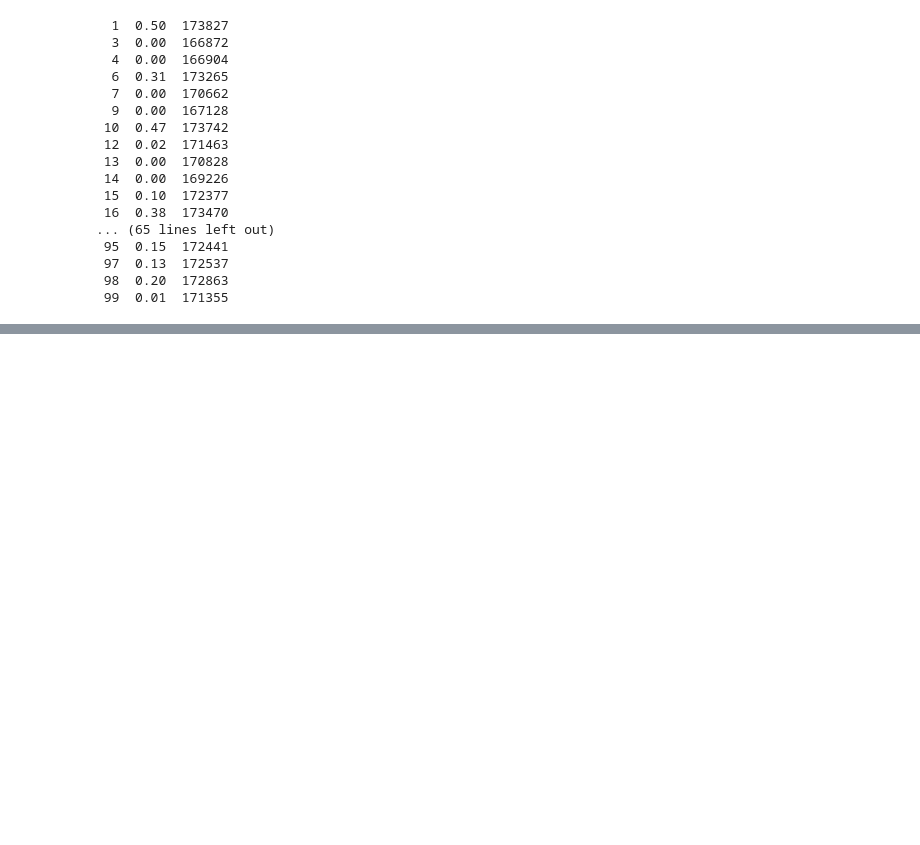
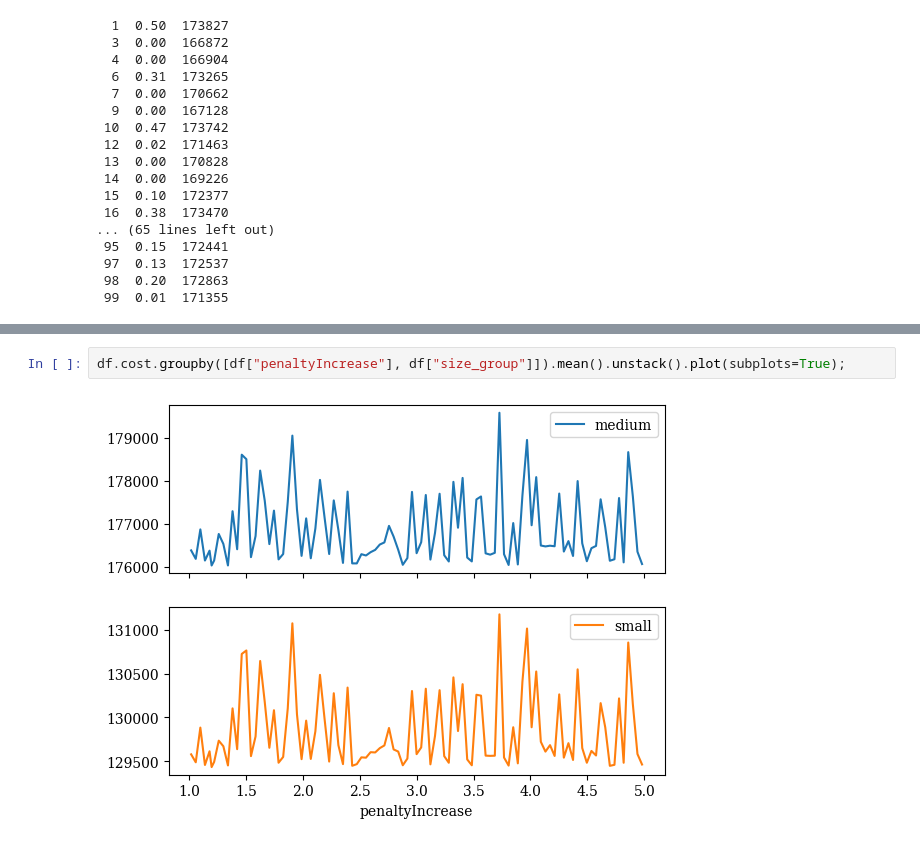
Before and after one commit to N-Wouda/Euro-NeurIPS-2022, a Jupyter notebook: notebooks/dynamic-tuning.ipynb, the cells around one changed output, grey strips where cells are left out. Drawn from its saved outputs; the diff is of its cells as text; blank space fills up the shorter version.

```diff
--- a/notebooks/dynamic-tuning.ipynb
+++ b/notebooks/dynamic-tuning.ipynb
@@ -252,0 +270,4 @@ for exp in range(1, 101):
+# %%
+df.cost.groupby([df["penaltyIncrease"], df["size_group"]]).mean().unstack().plot(subplots=True);
+# %% [output]
+[figure, added]
```
Also changed, not shown: parts of 19 cells of this notebook.
